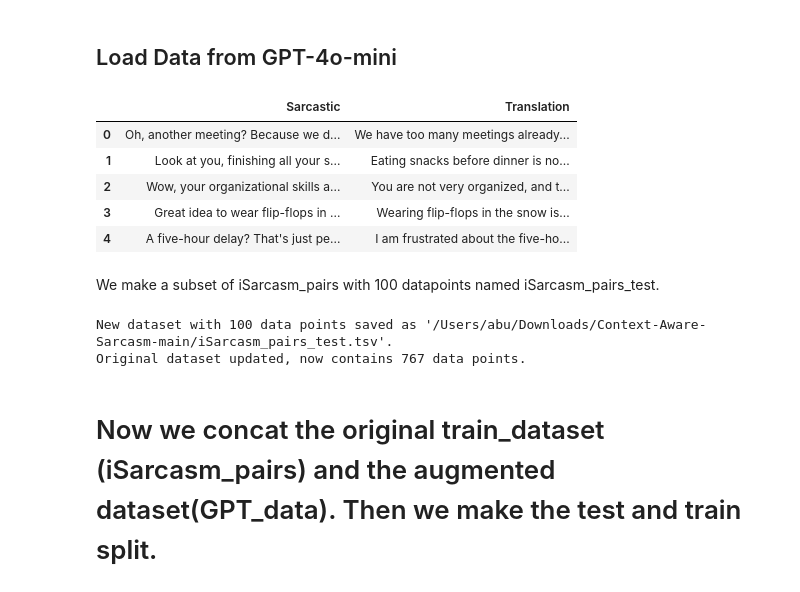
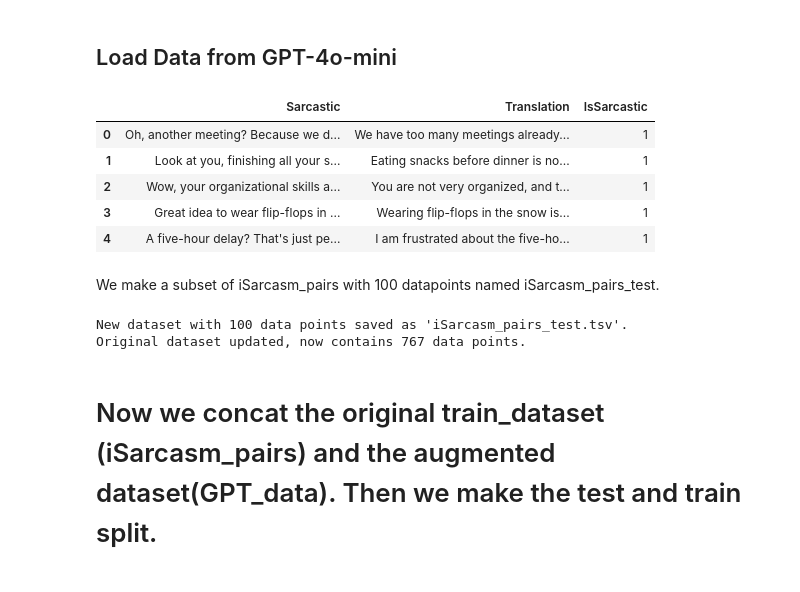
Before and after one commit to nanfang-wuyu/Context-Aware-Sarcasm, a Jupyter notebook: data_preprocessing.ipynb, the cells around one changed output. Saved outputs shown, nothing was run; the diff lists cells and outputs as text; code cells hidden in the pictures.

Commit message:
Updated data_preprocessing

```diff
--- a/data_preprocessing.ipynb
+++ b/data_preprocessing.ipynb
@@ -70,18 +78,21 @@ pd.read_csv('iSarcasm_pairs.tsv', sep='\t', index_col=0).head()
 ## Load Data from GPT-4o-mini
 # %%
 GPT_data = pd.read_csv('GPT_pairs.tsv', sep='\t')
+GPT_data['IsSarcastic'] = 1
 GPT_data.head()
+#GPT_data.to_csv('GPT_pairs.tsv', sep='\t', index=False)
 # %% [output]
-|  | Sarcastic | Translation |
-| 0 | Oh, another meeting? Because we d... | We have too many meetings already... |
-| 1 | Look at you, finishing all your s... | Eating snacks before dinner is no... |
-| 2 | Wow, your organizational skills a... | You are not very organized, and t... |
-| 3 | Great idea to wear flip-flops in ... | Wearing flip-flops in the snow is... |
-| 4 | A five-hour delay? That's just pe... | I am frustrated about the five-ho... |
+|  | Sarcastic | Translation | IsSarcastic |
+| 0 | Oh, another meeting? Because we d... | We have too many meetings already... | 1 |
+| 1 | Look at you, finishing all your s... | Eating snacks before dinner is no... | 1 |
+| 2 | Wow, your organizational skills a... | You are not very organized, and t... | 1 |
+| 3 | Great idea to wear flip-flops in ... | Wearing flip-flops in the snow is... | 1 |
+| 4 | A five-hour delay? That's just pe... | I am frustrated about the five-ho... | 1 |
 # %% [markdown]
  We make a subset of iSarcasm_pairs with 100 datapoints named iSarcasm_pairs_test.
 # %%
-original_file_path = '/Users/abu/Downloads/Context-Aware-Sarcasm-main/iSarcasm_pairs.tsv' #Change to file path on your pc/ or dfive path if using collab
+#original_file_path = '/Users/abu/Downloads/Context-Aware-Sarcasm-main/iSarcasm_pairs.tsv' #Change to file path on your pc/ or dfive path if using collab
+original_file_path = 'iSarcasm_pairs.tsv'
 iSarcasm_pairs = pd.read_csv(original_file_path, sep='\t')
 
 if len(iSarcasm_pairs) < 100:
@@ -91,7 +102,8 @@ iSarcasm_pairs_test = iSarcasm_pairs.sample(n=100, random_state=42)
 iSarcasm_pairs = iSarcasm_pairs.drop(iSarcasm_pairs_test.index)
 
 
-test_file_path = '/Users/abu/Downloads/Context-Aware-Sarcasm-main/iSarcasm_pairs_test.tsv'#Change to target file path on your pc/ or dfive path if using collab
+#test_file_path = '/Users/abu/Downloads/Context-Aware-Sarcasm-main/iSarcasm_pairs_test.tsv'#Change to target file path on your pc/ or dfive path if using collab
+test_file_path = 'iSarcasm_pairs_test.tsv'
 iSarcasm_pairs_test.to_csv(test_file_path, sep='\t', index=False)
 
 # Save the updated original dataset back to the original file
@@ -100,7 +112,7 @@ iSarcasm_pairs.to_csv(original_file_path, sep='\t', index=False)
 print(f"New dataset with 100 data points saved as '{test_file_path}'.")
 print(f"Original dataset updated, now contains {len(iSarcasm_pairs)} data points.")
 # %% [output]
-New dataset with 100 data points saved as '/Users/abu/Downloads/Context-Aware-Sarcasm-main/iSarcasm_pairs_test.tsv'.
+New dataset with 100 data points saved as 'iSarcasm_pairs_test.tsv'.
 Original dataset updated, now contains 767 data points.
 # %% [markdown]
 # Now we concat the original train_dataset (iSarcasm_pairs) and the augmented dataset(GPT_data). Then we make the test and train split.
```
Also changed, not shown: parts of 7 cells of this notebook.
